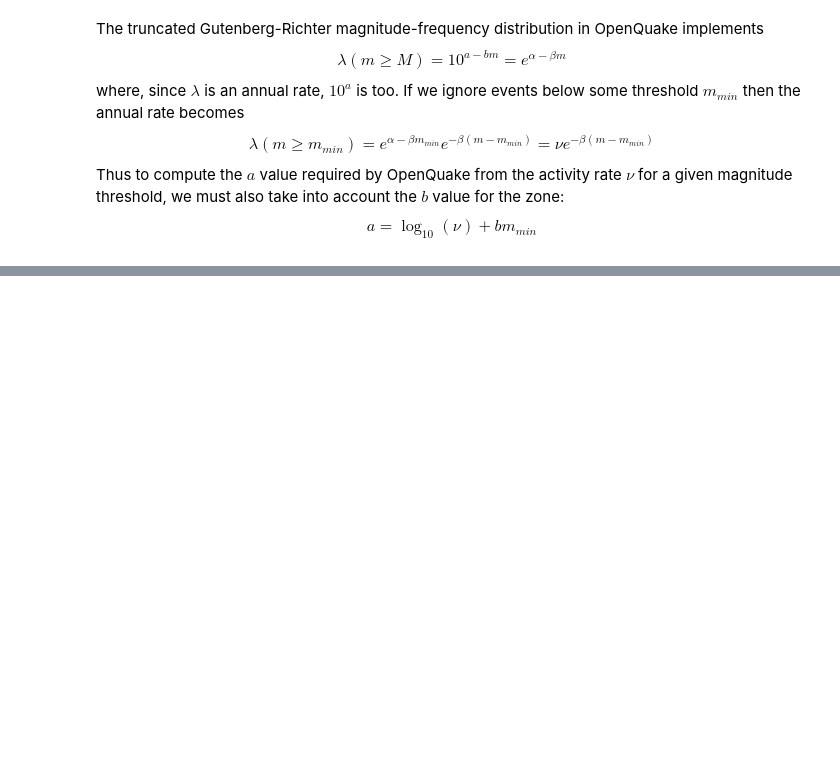
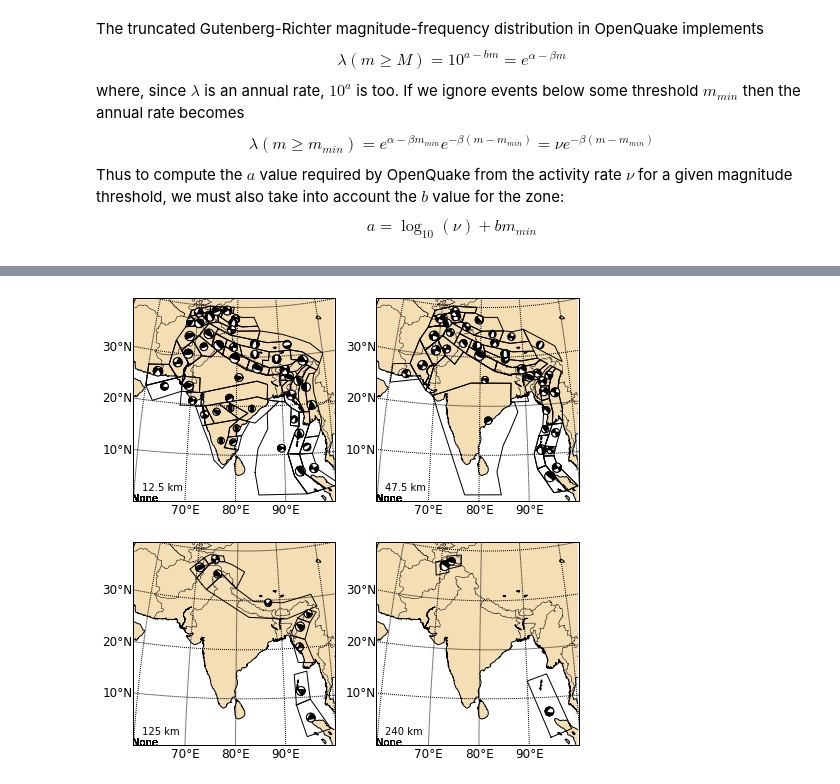
Before and after one commit to nackerley/indian-subcontinent-psha, a Jupyter notebook: Source Models/Source Models for Nath & Thingbaijam (2012).ipynb, the cells around one changed output, grey strips where cells are left out. Saved outputs shown, nothing was run; the diff lists cells and outputs as text; code cells hidden in the pictures; blank space fills up the shorter version.

```diff
--- a/Source Models/Source Models for Nath & Thingbaijam (2012).ipynb
+++ b/Source Models/Source Models for Nath & Thingbaijam (2012).ipynb
@@ -475,8 +572,7 @@ for layer_id in layer_ids:
 # %%
 # thin smoothed DataFrame so that resulting KML files are small enough to be read into QGIS
 smoothed_kml_df = smoothed_df.copy()
-drop_columns = ['zmax','zmin','aspect ratio','rake','dip','strike',
-                'msr','stdb','stdmmax']
+drop_columns = ['aspect ratio','rake','dip','strike','msr','stdb','stdmmax']
 smoothed_kml_df.drop(drop_columns, axis=1, inplace=True)
 res_deg = 0.2
 this_lon_lat = ((((smoothed_kml_df['latitude'] % res_deg).round(2) % res_deg) == 0) &
@@ -486,23 +582,24 @@ smoothed_kml_df = smoothed_kml_df[this_lon_lat]
 # write each layer to KML with added binwise rates
 for min_mag in reversed(min_mags):
     for layer_id in reversed(layer_ids):
-        this_model_layer = ((smoothed_kml_df['mmin model'] == min_mag) &
-                   (smoothed_kml_df['layerid'] == layer_id))
-        temp_df = smoothed_kml_df.drop(['mmin model','layerid'], axis=1)
+        temp_df = smt.add_name_id(smoothed_kml_df)
+        this_model_layer = ((temp_df['mmin model'] == min_mag) &
+                   (temp_df['layerid'] == layer_id))
+        temp_df.drop(['zmax', 'zmin', 'mmin model', 'layerid'], axis=1, inplace=True)
         smt.source_df_to_kml(temp_df.loc[this_model_layer, :],
             '%s mmin %g layer %d' % (smoothed_source_data_file, min_mag, layer_id))
 # %%
-# write areal model data to TSV file
-areal_output_df = smt.add_binwise_rates(
+# write areal model data to TSV file ==> basis for logic tree
+areal_output_df = smt.add_name_id(
     smt.twin_source_by_magnitude(areal_df)).drop(['polygon'], axis=1)
 areal_output_df.to_csv(areal_source_model_file + '.tsv', sep='\t')
 # %%
 # write areal source model with megathrust sources twinned to NRML
 areal_source_list = smt.source_df_to_list(
-    smt.twin_source_by_magnitude(areal_df))
+    smt.add_name_id(smt.twin_source_by_magnitude(areal_df)))
 areal_source_model = src.source_model.mtkSourceModel(
     identifier='1',
-    name=model_path + ' areal',
+    name=os.path.split(model_path)[1] + ' areal',
     sources=areal_source_list)
 areal_source_model.serialise_to_nrml(areal_source_model_file + '.xml')
 # %%
@@ -510,10 +607,10 @@ areal_source_model.serialise_to_nrml(areal_source_model_file + '.xml')
 for min_mag in min_mags:
     this_model = smoothed_df['mmin'] == min_mag
     smoothed_source_list = smt.source_df_to_list(
-        smt.twin_source_by_magnitude(smoothed_df.loc[this_model, :]))
+        smt.add_name_id(smt.twin_source_by_magnitude(smoothed_df.loc[this_model, :])))
     smoothed_source_model = src.source_model.mtkSourceModel(
         identifier='1',
-        name='%s smoothed m_min=%g' % (model_path, min_mag),
+        name=os.path.split(model_path)[1] + 'smoothed m_min=%g' % min_mag,
         sources=smoothed_source_list)
     file_name = smoothed_source_data_file + '_mmin%g.xml' % min_mag
     smoothed_source_model.serialise_to_nrml(file_name)
@@ -550,21 +647,27 @@ catalogue = PseudoCatalogue(areal_source_model)
 # %%
 map_config = {"min_lon": 60, "max_lon": 105,
               "min_lat": 0,  "max_lat": 40, "resolution": "l",
-              "parallel_meridian_spacing": 5}
+              "parallel_meridian_spacing": 10}
 parser = nrmlSourceModelParser(areal_source_model_file + '.xml')
 
-for depth in sorted(list(set(catalogue.data['depth']))):
-    basemap = HMTKBaseMap(map_config, '')
+fig, axes = plt.subplots(2, 2, figsize=(8,8), sharex=True, sharey=True)
+
+for depth, ax in zip(sorted(list(set(catalogue.data['depth']))), axes.ravel()):
+    fig.sca(ax)
+    tb.annotate('%g km' % depth, 'lower left')
+    basemap = HMTKBaseMap(map_config, None)
 
     source_model_read = parser.read_file('Areal Source Model')
     selected_sources = [source for source in source_model_read.sources
                     if source.hypo_depth_dist.data[0][1] == depth]
     source_model_read.sources = selected_sources
     selected_catalogue = PseudoCatalogue(source_model_read)
 
     basemap.add_source_model(source_model_read, overlay=True)
     basemap.add_focal_mechanism(selected_catalogue, magnitude=False)
     for _, item in selected_catalogue.data.iterrows():
         plt.annotate(s=item.id, xy=(item.longitude, item.latitude))
-    plt.savefig("ArealModel%gkmDepth.png" % depth, dpi=300,
-                transparent=True, bbox_inches='tight', pad_inches=0.1)
+
+plt.savefig("ArealModelFocalMechanisms.pdf", transparent=True, bbox_inches='tight', pad_inches=0.1)
+# %% [output]
+[figure, added]
```
Also changed, not shown: parts of 27 cells of this notebook, 30 other files.
